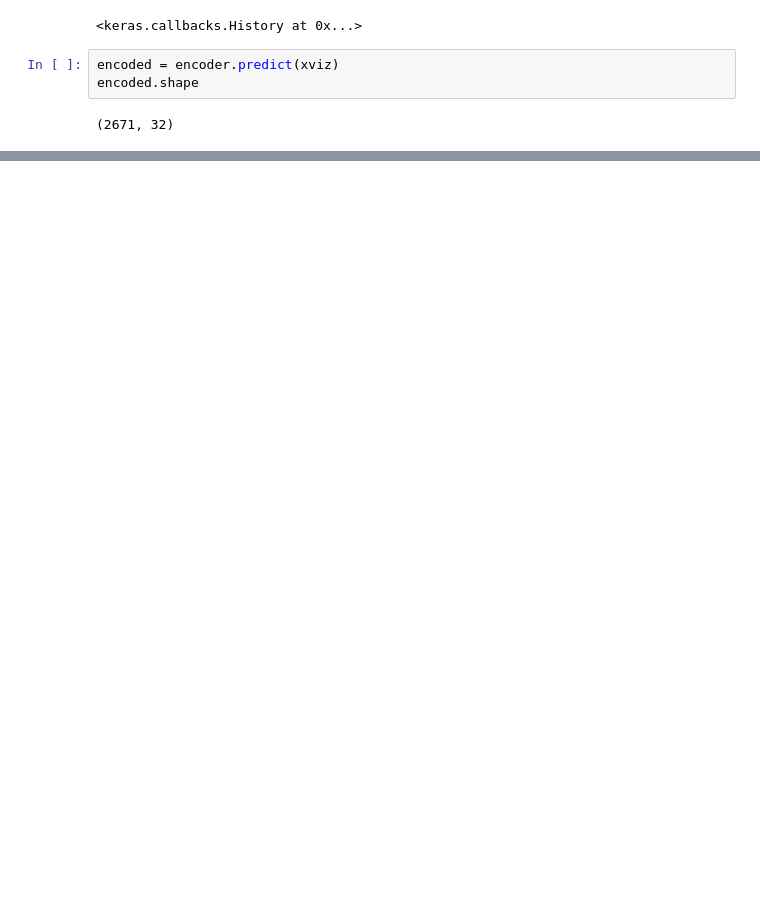
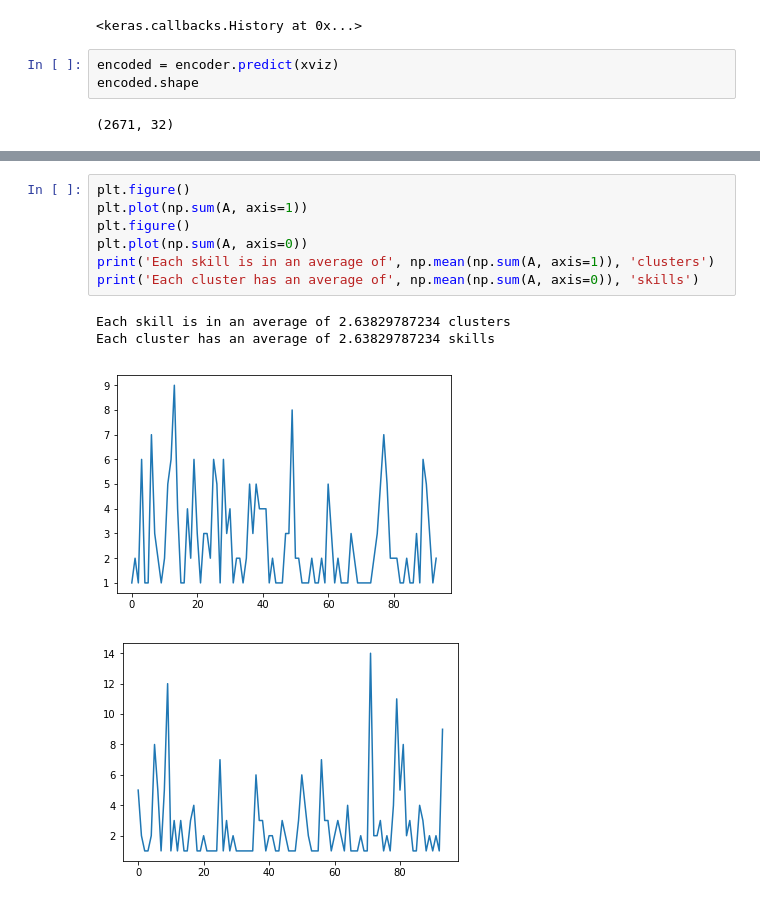
Before and after one commit to reginaeckert/ML-Educ, a Jupyter notebook: finalProject/Autoencoder.ipynb, the cells around one changed output, grey strips where cells are left out. Drawn from its saved outputs; the diff is of its cells as text; blank space fills up the shorter version.

```diff
--- a/finalProject/Autoencoder.ipynb
+++ b/finalProject/Autoencoder.ipynb
@@ -317,0 +356,12 @@ plt.plot(xpred[n,:], '--')
+# %%
+plt.figure()
+plt.plot(np.sum(A, axis=1))
+plt.figure()
+plt.plot(np.sum(A, axis=0))
+print('Each skill is in an average of', np.mean(np.sum(A, axis=1)), 'clusters')
+print('Each cluster has an average of', np.mean(np.sum(A, axis=0)), 'skills')
+# %% [output]
+Each skill is in an average of 2.63829787234 clusters
+Each cluster has an average of 2.63829787234 skills
+[figure, added]
+[figure, added]
```
Also changed, not shown: parts of 13 cells of this notebook.
